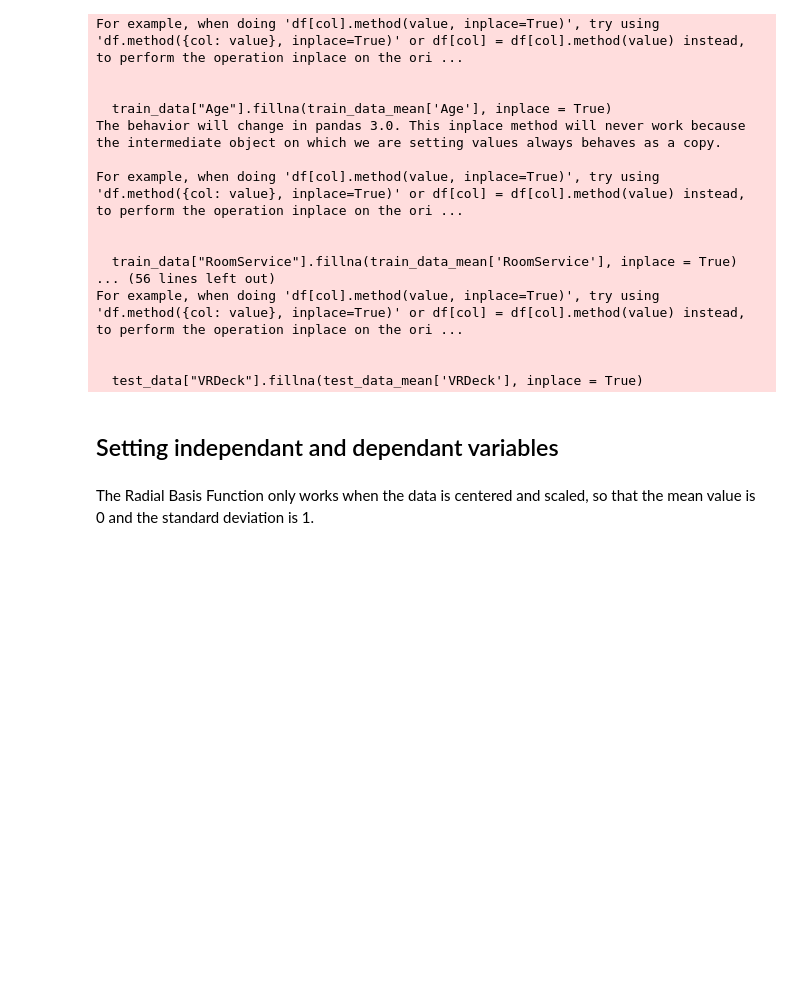
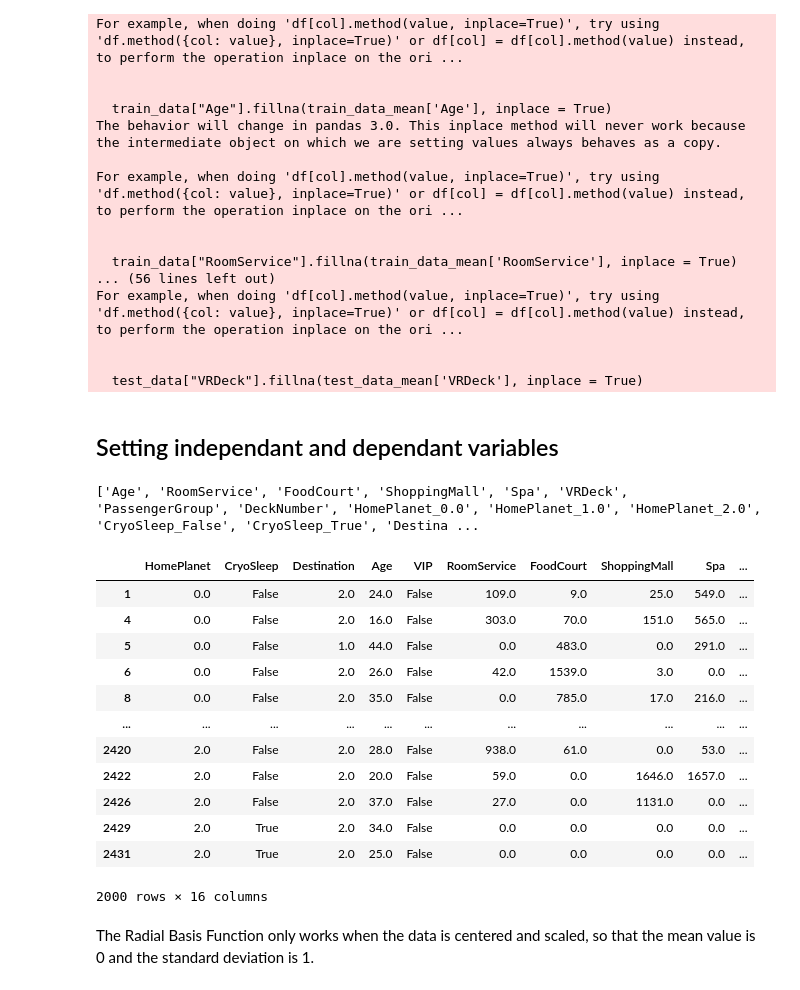
Before and after one commit to Buddhathe18th/machineLearningResources, a Jupyter notebook: Spaceship Titanic/SVMSpaceshipTitanic.ipynb, the cells around one changed output. Cells and saved outputs as stored; diff of their text form; code cells hidden in the pictures; blank space fills up the shorter version.

```diff
--- a/Spaceship Titanic/SVMSpaceshipTitanic.ipynb
+++ b/Spaceship Titanic/SVMSpaceshipTitanic.ipynb
@@ -231,3 +236,23 @@ X_dummies=pd.get_dummies(X,columns=['HomePlanet', 'CryoSleep', 'Destination', 'V
+# %%
+print(str(X_dummies.columns.tolist()))
+# %% [output]
+['Age', 'RoomService', 'FoodCourt', 'ShoppingMall', 'Spa', 'VRDeck', 'PassengerGroup', 'DeckNumber', 'HomePlanet_0.0', 'HomePlanet_1.0', 'HomePlanet_2.0', 'CryoSleep_False', 'CryoSleep_True', 'Destina ...
+# %%
+train_downsampled
+# %% [output]
+|  | HomePlanet | CryoSleep | Destination | Age | VIP | RoomService | FoodCourt | ShoppingMall | Spa | ... |
+| 1 | 0.0 | False | 2.0 | 24.0 | False | 109.0 | 9.0 | 25.0 | 549.0 | ... |
+| 4 | 0.0 | False | 2.0 | 16.0 | False | 303.0 | 70.0 | 151.0 | 565.0 | ... |
+| 5 | 0.0 | False | 1.0 | 44.0 | False | 0.0 | 483.0 | 0.0 | 291.0 | ... |
+| 6 | 0.0 | False | 2.0 | 26.0 | False | 42.0 | 1539.0 | 3.0 | 0.0 | ... |
+| 8 | 0.0 | False | 2.0 | 35.0 | False | 0.0 | 785.0 | 17.0 | 216.0 | ... |
+| ... | ... | ... | ... | ... | ... | ... | ... | ... | ... | ... |
+| 2420 | 2.0 | False | 2.0 | 28.0 | False | 938.0 | 61.0 | 0.0 | 53.0 | ... |
+| 2422 | 2.0 | False | 2.0 | 20.0 | False | 59.0 | 0.0 | 1646.0 | 1657.0 | ... |
+| 2426 | 2.0 | False | 2.0 | 37.0 | False | 27.0 | 0.0 | 1131.0 | 0.0 | ... |
+| 2429 | 2.0 | True | 2.0 | 34.0 | False | 0.0 | 0.0 | 0.0 | 0.0 | ... |
+| 2431 | 2.0 | True | 2.0 | 25.0 | False | 0.0 | 0.0 | 0.0 | 0.0 | ... |
+2000 rows × 16 columns
 # %% [markdown]
 The Radial Basis Function only works when the data is centered and scaled, so that the mean value is 0 and the standard deviation is 1.
 # %%
```
Also changed, not shown: parts of 14 cells of this notebook.
